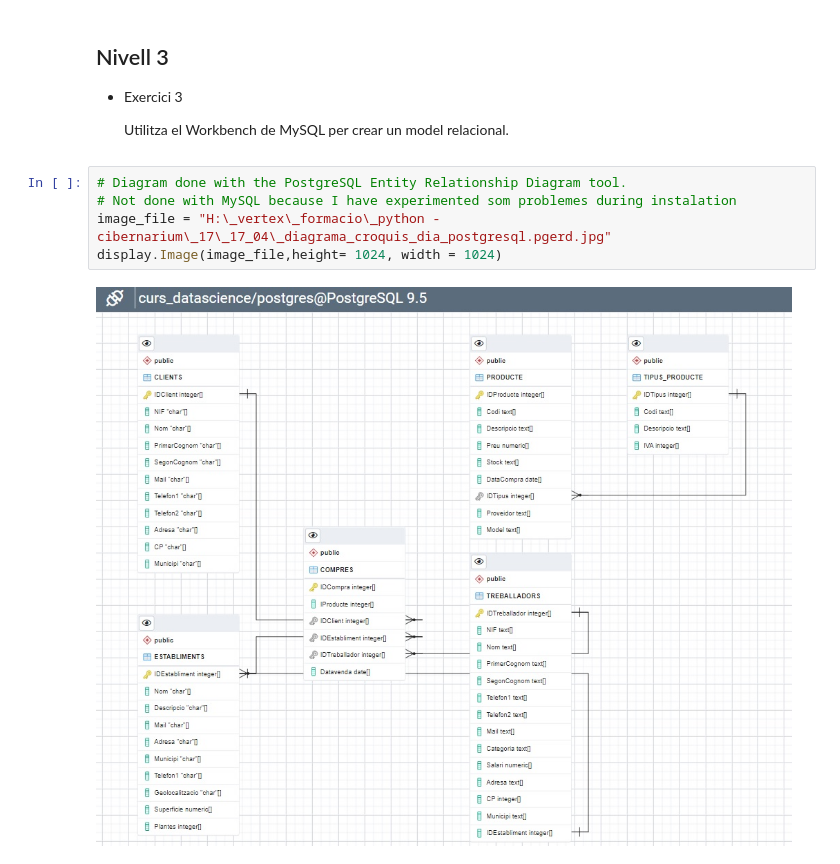
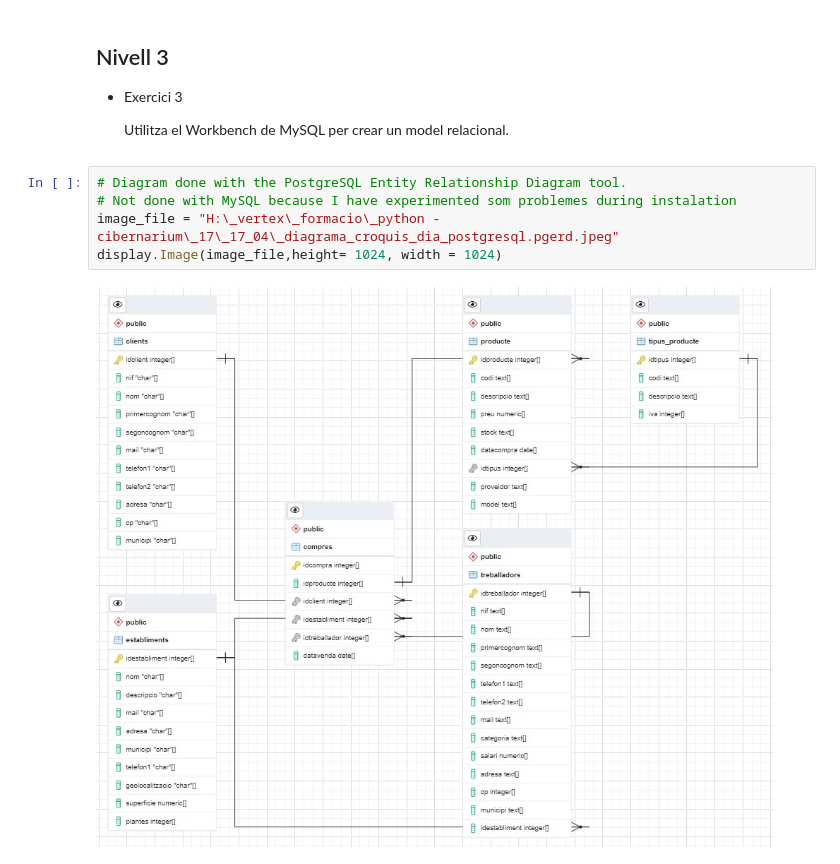
Before and after one commit to aribavertex/tasques_it_academy, a Jupyter notebook: _S17_T01_Bases_de_dades_relacionals.ipynb, the cells around one changed output. Cells and saved outputs as stored; diff of their text form.

```diff
--- a/_S17_T01_Bases_de_dades_relacionals.ipynb
+++ b/_S17_T01_Bases_de_dades_relacionals.ipynb
@@ -59,7 +59,7 @@ display.Image(image_file,height= 1024, width = 1024)
 # %%
 # Diagram done with the PostgreSQL Entity Relationship Diagram tool.
 # Not done with MySQL because I have experimented som problemes during instalation
-image_file = "H:\_vertex\_formacio\_python - cibernarium\_17\_17_04\_diagrama_croquis_dia_postgresql.pgerd.jpg"
+image_file = "H:\_vertex\_formacio\_python - cibernarium\_17\_17_04\_diagrama_croquis_dia_postgresql.pgerd.jpeg"
 display.Image(image_file,height= 1024, width = 1024)
 # %% [output]
-[figure, old version]
+[figure, new version]
```
Also changed, not shown: parts of 2 cells of this notebook.
